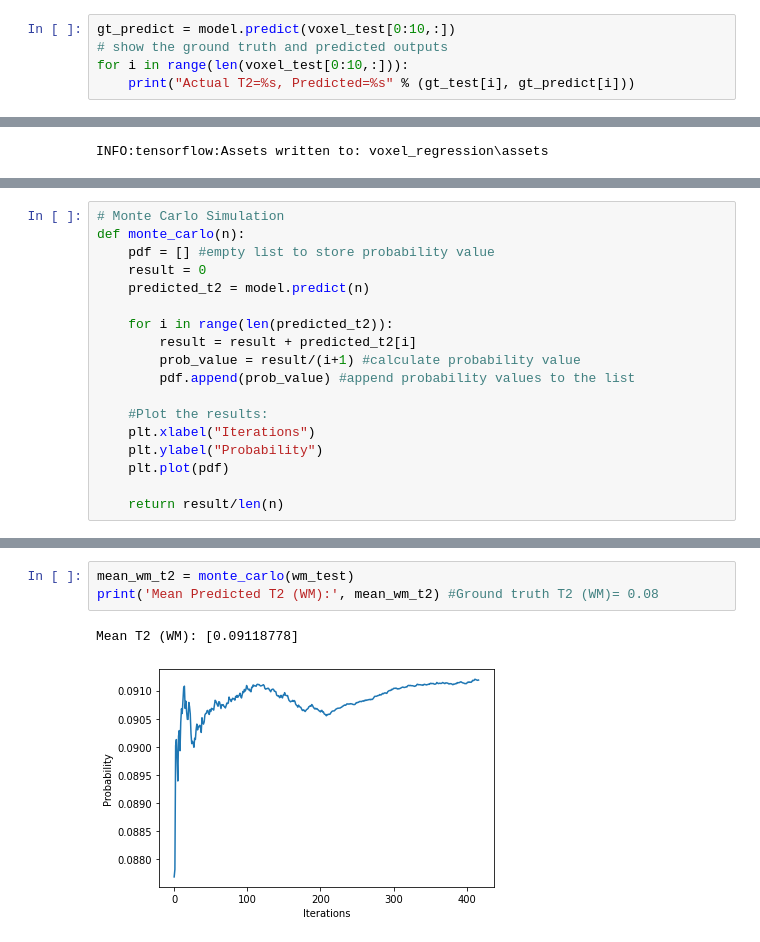
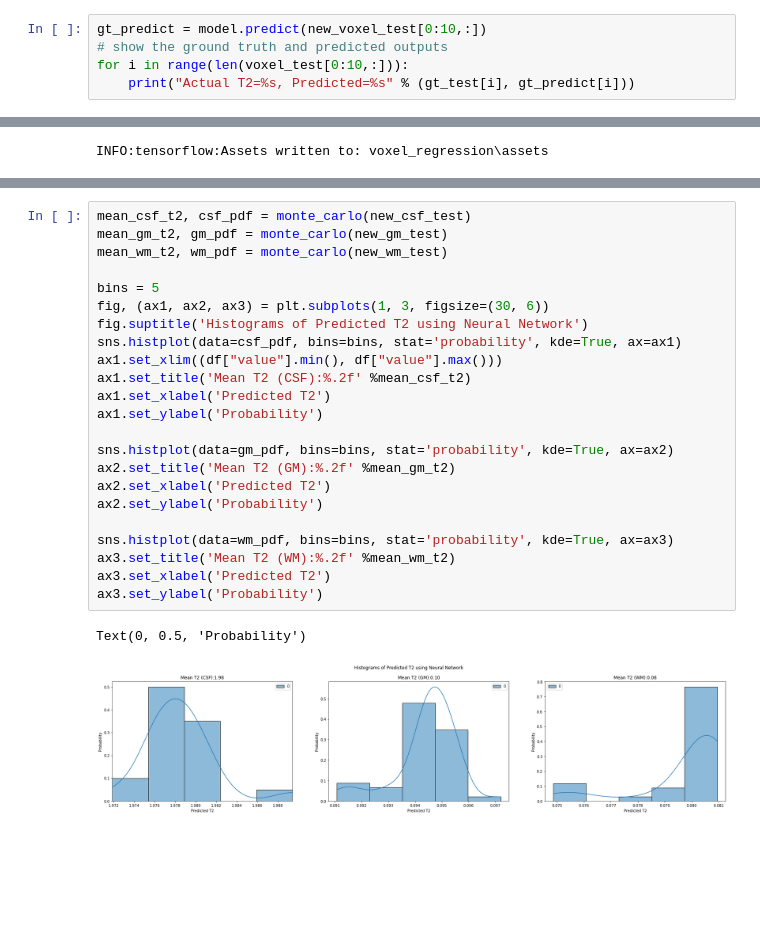
Before and after one commit to yv17/MRI-Deep-Learning, a Jupyter notebook: voxel_reg.ipynb, the cells around one changed output, grey strips where cells are left out. Drawn from its saved outputs; the diff is of its cells as text; blank space fills up the shorter version.

Commit message:
Added histograms

```diff
--- a/voxel_reg.ipynb
+++ b/voxel_reg.ipynb
@@ -86,5 +163,5 @@ test loss, test mse: [7.867062231525779e-05, 7.867062231525779e-05]
 # %%
-gt_predict = model.predict(voxel_test[0:10,:])
+gt_predict = model.predict(new_voxel_test[0:10,:])
 # show the ground truth and predicted outputs
 for i in range(len(voxel_test[0:10,:])):
 	print("Actual T2=%s, Predicted=%s" % (gt_test[i], gt_predict[i]))
@@ -138,18 +218,0 @@ LinAlgError: Singular matrix
-# %%
-# Monte Carlo Simulation
-def monte_carlo(n):
-    pdf = [] #empty list to store probability value
-    result = 0
-    predicted_t2 = model.predict(n)
-
-    for i in range(len(predicted_t2)):
-        result = result + predicted_t2[i]
-        prob_value = result/(i+1) #calculate probability value
-        pdf.append(prob_value) #append probability values to the list
-
-    #Plot the results:
-    plt.xlabel("Iterations")
-    plt.ylabel("Probability")
-    plt.plot(pdf)
-
-    return result/len(n)
@@ -168,6 +219,26 @@ Mean T2 (GM): [0.09413596]
-# %%
-mean_wm_t2 = monte_carlo(wm_test)
-print('Mean Predicted T2 (WM):', mean_wm_t2) #Ground truth T2 (WM)= 0.08
-# %% [output]
-Mean T2 (WM): [0.09118778]
-[figure, removed]
+# %%
+mean_csf_t2, csf_pdf = monte_carlo(new_csf_test)
+mean_gm_t2, gm_pdf = monte_carlo(new_gm_test)
+mean_wm_t2, wm_pdf = monte_carlo(new_wm_test)
+
+bins = 5
+fig, (ax1, ax2, ax3) = plt.subplots(1, 3, figsize=(30, 6))
+fig.suptitle('Histograms of Predicted T2 using Neural Network')
+sns.histplot(data=csf_pdf, bins=bins, stat='probability', kde=True, ax=ax1)
+ax1.set_xlim((df["value"].min(), df["value"].max()))
+ax1.set_title('Mean T2 (CSF):%.2f' %mean_csf_t2)
+ax1.set_xlabel('Predicted T2')
+ax1.set_ylabel('Probability')
+
+sns.histplot(data=gm_pdf, bins=bins, stat='probability', kde=True, ax=ax2)
+ax2.set_title('Mean T2 (GM):%.2f' %mean_gm_t2)
+ax2.set_xlabel('Predicted T2')
+ax2.set_ylabel('Probability')
+
+sns.histplot(data=wm_pdf, bins=bins, stat='probability', kde=True, ax=ax3)
+ax3.set_title('Mean T2 (WM):%.2f' %mean_wm_t2)
+ax3.set_xlabel('Predicted T2')
+ax3.set_ylabel('Probability')
+# %% [output]
+Text(0, 0.5, 'Probability')
+[figure, added]
```
Also changed, not shown: parts of 16 cells of this notebook, 7 other files.
